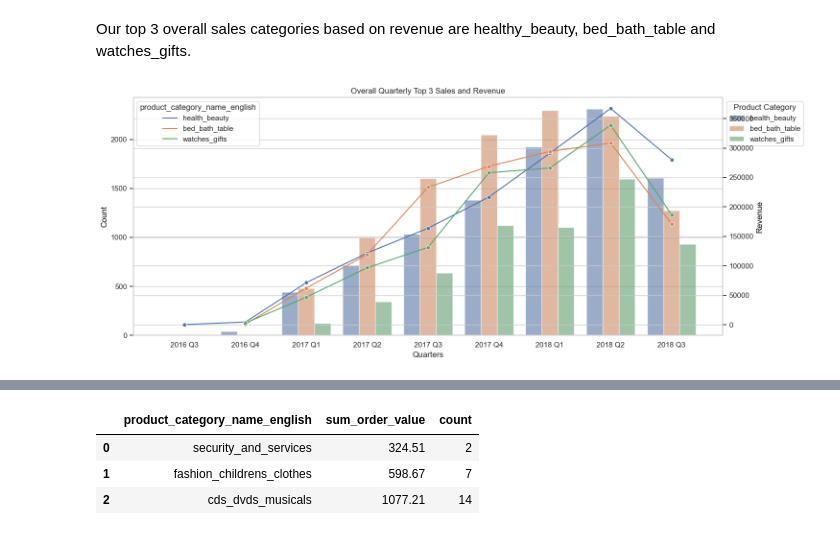
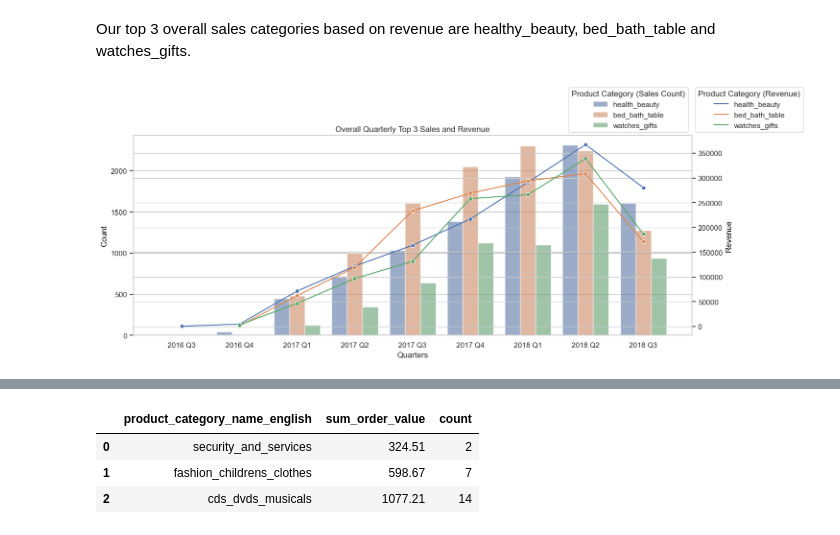
Before and after one commit to xhllex/assessment, a Jupyter notebook: ST_Assessment_Eunice Law.ipynb, the cells around one changed output, grey strips where cells are left out. Saved outputs shown, nothing was run; the diff lists cells and outputs as text; code cells hidden in the pictures.

```diff
--- a/ST_Assessment_Eunice Law.ipynb
+++ b/ST_Assessment_Eunice Law.ipynb
@@ -329,6 +307,11 @@ quar_top_3_sales_revenue.loc[:,'quarter_year_order_purchase'] = pd.Categorical(
     categories=quarter_order,
     ordered=True
 )
+
+# Sort the DataFrame by quarter_year_order_purchase first, then by product_category_name_english
+quar_top_3_sales_revenue = quar_top_3_sales_revenue.sort_values(
+    ['quarter_year_order_purchase', 'product_category_name_english']
+)
 # %%
 # Set the aesthetics for the plots
 sns.set(style='whitegrid')
@@ -347,32 +330,34 @@ bar_plot = sns.barplot(
 )
 
 # Set the labels for the first y-axis
 ax1.set_ylabel('Count', color='black')
 ax1.set_xlabel('Quarters')
 plt.title('Overall Quarterly Top 3 Sales and Revenue')
 
 # Create a second y-axis
 ax2 = ax1.twinx()
 
 # Create the line plot
 line_plot = sns.lineplot(
     x='quarter_year_order_purchase',
     y='sum_order_value',
     data=quar_top_3_sales_revenue,
     hue='product_category_name_english',
     marker='o',
     dashes=False,
     ax=ax2
 )
 
 # Set the labels for the second y-axis
 ax2.set_ylabel('Revenue', color='black')  # Change this label as needed
 
 # Show the legend
-ax1.legend(title='Product Category', bbox_to_anchor=(1, 1), loc='upper left')
+ax1.legend(title='Product Category (Sales Count)', bbox_to_anchor=(1, 1), loc='lower right')
+ax2.legend(title='Product Category (Revenue)', bbox_to_anchor=(1, 1), loc='lower left')
+
 
 # Display the plot
 plt.tight_layout()
 plt.show()
 # %% [output]
-[figure, old version]
+[figure, new version]
```
Also changed, not shown: parts of 20 cells of this notebook.
